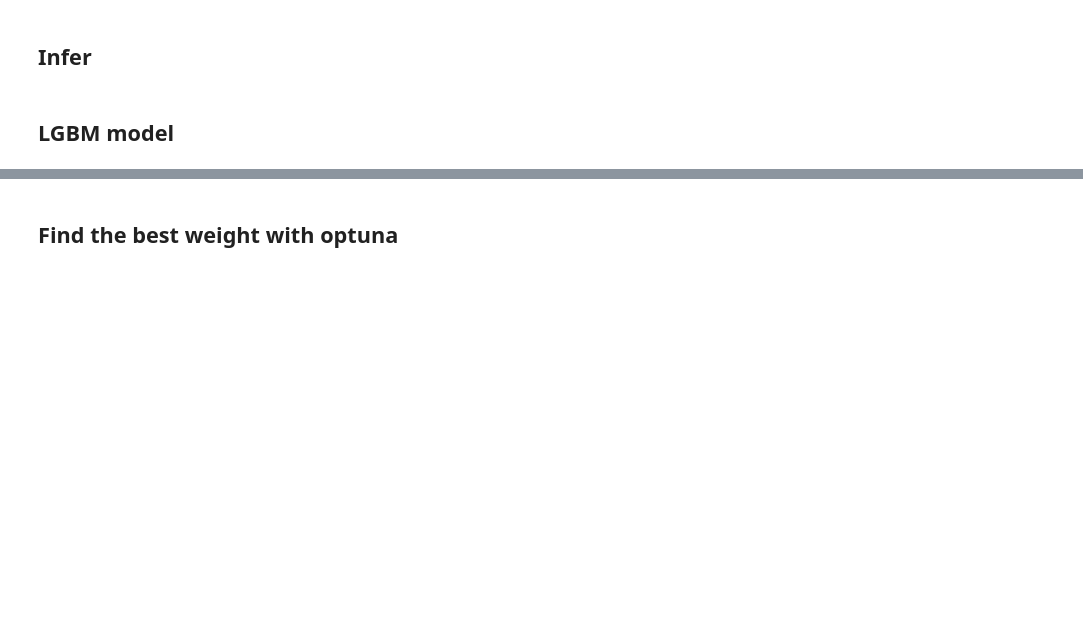
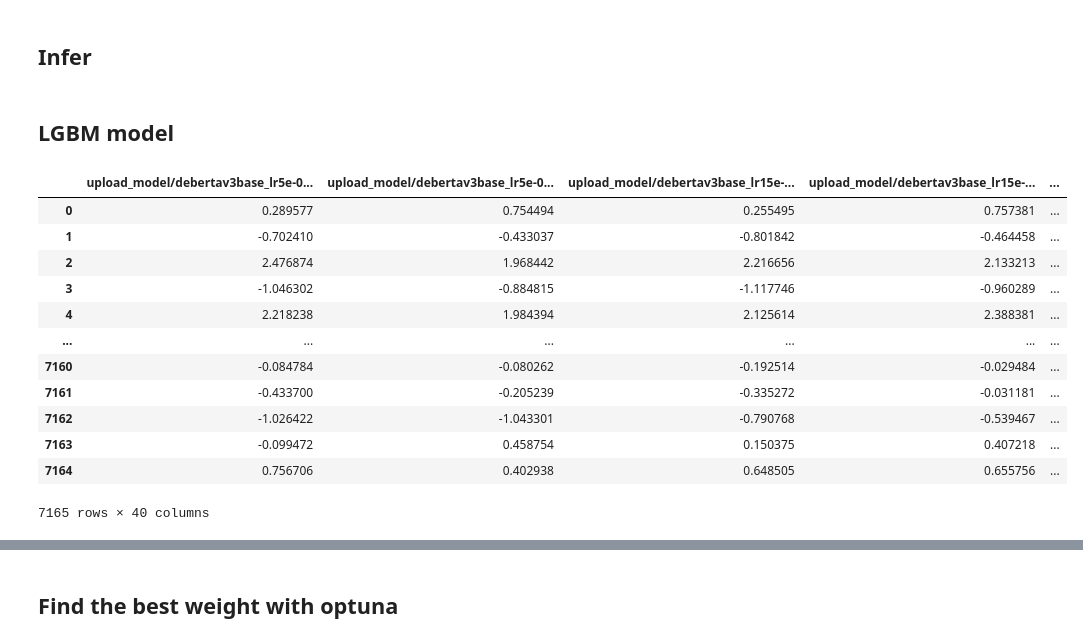
Before and after one commit to Nghiauet/Kaggle-CommonLit--Evaluate-Student-Summaries, a Jupyter notebook: commonlit-merge-model-infer-weight.ipynb, the cells around one changed output, grey strips where cells are left out. Saved outputs shown, nothing was run; the diff lists cells and outputs as text; code cells hidden in the pictures; blank space fills up the shorter version.

```diff
--- a/commonlit-merge-model-infer-weight.ipynb
+++ b/commonlit-merge-model-infer-weight.ipynb
@@ -964,0 +836,16 @@ ensembling_results_test = pd.read_csv("ensembling_results_test.csv")
+# %%
+ensembling_results_val
+# %% [output]
+|  | upload_model/debertav3base_lr5e-0... | upload_model/debertav3base_lr5e-0... | upload_model/debertav3base_lr15e-... | upload_model/debertav3base_lr15e-... | ... |
+| 0 | 0.289577 | 0.754494 | 0.255495 | 0.757381 | ... |
+| 1 | -0.702410 | -0.433037 | -0.801842 | -0.464458 | ... |
+| 2 | 2.476874 | 1.968442 | 2.216656 | 2.133213 | ... |
+| 3 | -1.046302 | -0.884815 | -1.117746 | -0.960289 | ... |
+| 4 | 2.218238 | 1.984394 | 2.125614 | 2.388381 | ... |
+| ... | ... | ... | ... | ... | ... |
+| 7160 | -0.084784 | -0.080262 | -0.192514 | -0.029484 | ... |
+| 7161 | -0.433700 | -0.205239 | -0.335272 | -0.031181 | ... |
+| 7162 | -1.026422 | -1.043301 | -0.790768 | -0.539467 | ... |
+| 7163 | -0.099472 | 0.458754 | 0.150375 | 0.407218 | ... |
+| 7164 | 0.756706 | 0.402938 | 0.648505 | 0.655756 | ... |
+7165 rows × 40 columns
```
Also changed, not shown: parts of 33 cells of this notebook, 8 other files.
